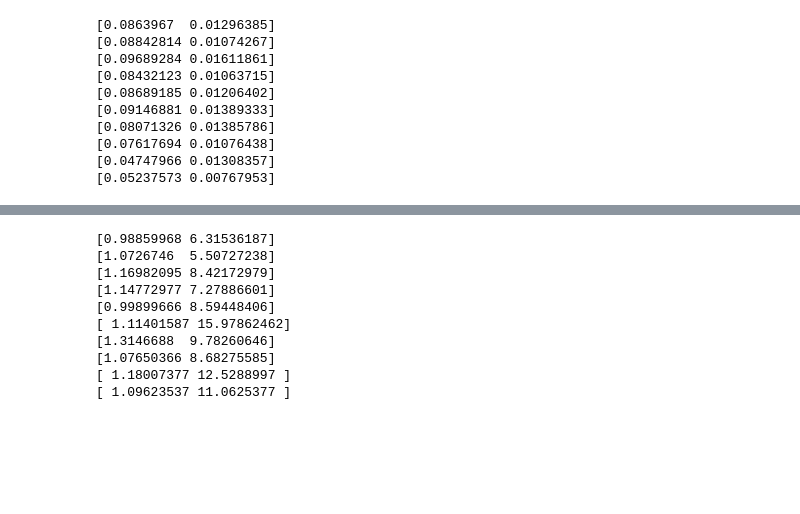
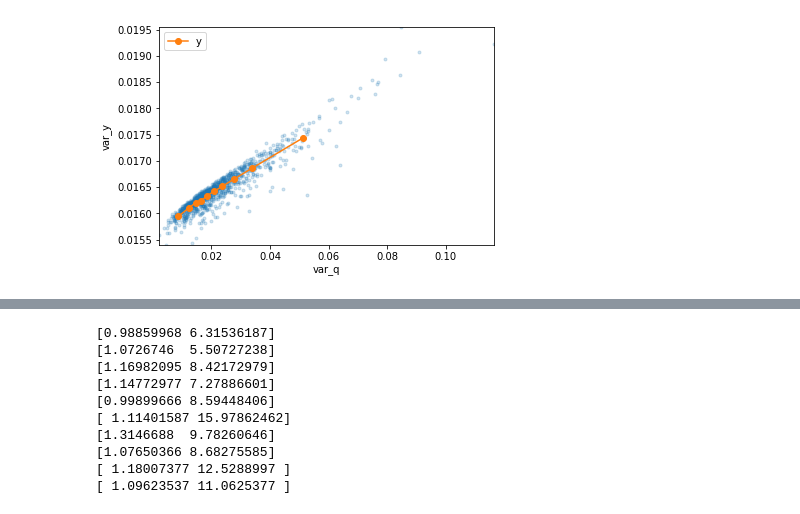
Before and after one commit to matuteiglesias/French_exports_bkp, a Jupyter notebook: code/notebooks/Partial dependence of agg_var on q_var.ipynb, the cells around one changed output, grey strips where cells are left out. Cells and saved outputs as stored; diff of their text form; code cells hidden in the pictures; blank space fills up the shorter version.

```diff
--- a/code/notebooks/Partial dependence of agg_var on q_var.ipynb
+++ b/code/notebooks/Partial dependence of agg_var on q_var.ipynb
@@ -9,7 +11,7 @@ import pandas as pd
 # %%
 ## Loop. Create I cases of the observed totals of the q quantiles.
 
-I = 500
+I = 1000
 T = 16
 
 df_q_list = []
@@ -135,24 +152,29 @@ plt.yscale('log')
 # For all the variables, get the x y's.
 # fit poly, get coefficients, store.
 # option to plot.
-# %%
-for q in range(Q_):
-    df_xy_q = df_xy.loc[df_xy.q == q]
-
-    z = np.polyfit(df_xy_q.var_qi, df_xy_q.y, 1)
-    print(z)
-
-plt.plot(df_xy_q.var_qi, df_xy_q.y, '.', alpha = .2)
-plt.xlabel('var_q')
-plt.ylabel('var_y')
-# %% [output]
-[0.0863967  0.01296385]
-[0.08842814 0.01074267]
-[0.09689284 0.01611861]
-[0.08432123 0.01063715]
-[0.08689185 0.01206402]
-[0.09146881 0.01389333]
-[0.08071326 0.01385786]
-[0.07617694 0.01076438]
-[0.04747966 0.01308357]
-[0.05237573 0.00767953]
+# %%
+fits = []
+for q in range(Q_)[:10]:
+    df_xy_q = df_xy.loc[df_xy.q == q]
+    # points
+    x = df_xy_q.var_qi
+    y = df_xy_q.y
+    # fit
+    z = np.polyfit(x, y, 1)
+    fits += [z]
+fits = np.array(fits)
+
+fig, ax = plt.subplots(1)
+ax.plot(df_xy_q.var_qi, df_xy_q.y, '.', alpha = .2)
+bin_mean = df_xy_q.groupby(pd.qcut(df_xy_q.var_qi, 10)).mean()
+bin_mean.plot('var_qi', 'y', marker = 'o', ax = ax)
+#     ax.set_xlim(0, .1)
+#     ax.set_ylim(0.01, 0.03)
+ax.set_xlim(min(x), max(x))
+ax.set_ylim(min(y), max(y))
+ax.set_xlabel('var_q')
+ax.set_ylabel('var_y')
+plt.show()
+# Laplace
+# %% [output]
+[figure, added]
```
Also changed, not shown: parts of 21 cells of this notebook, 1 other file.
